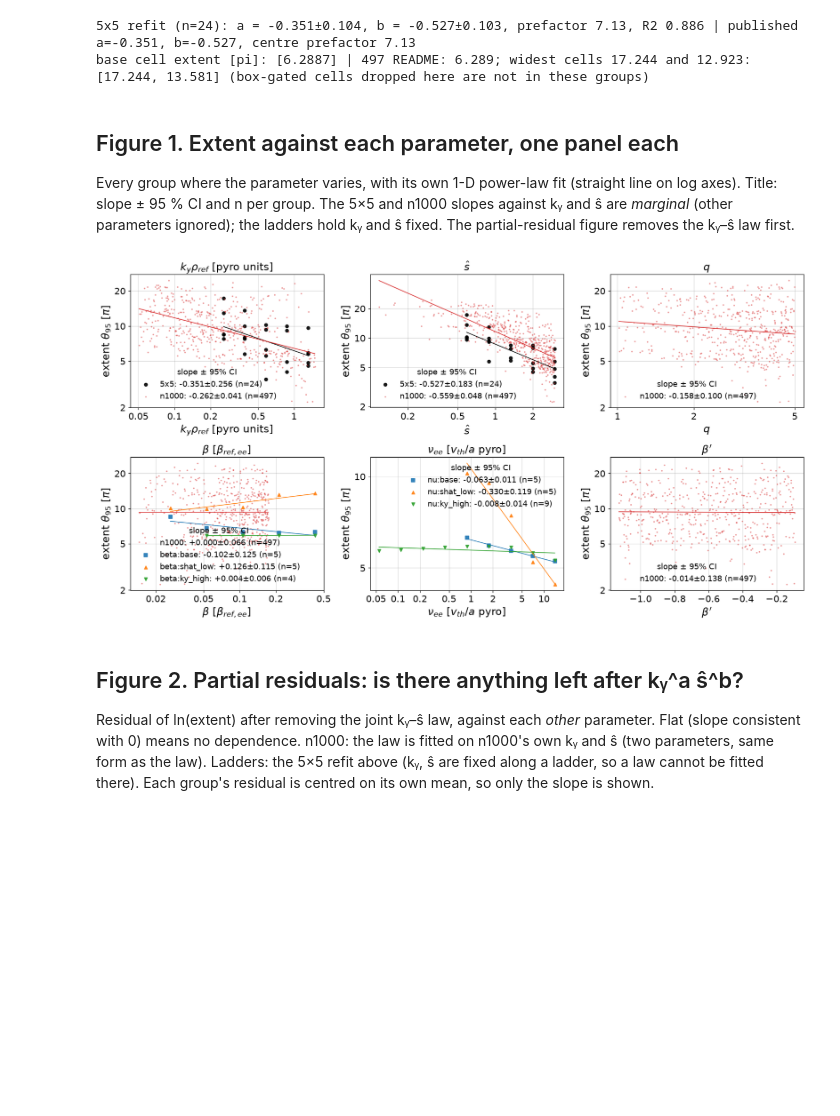
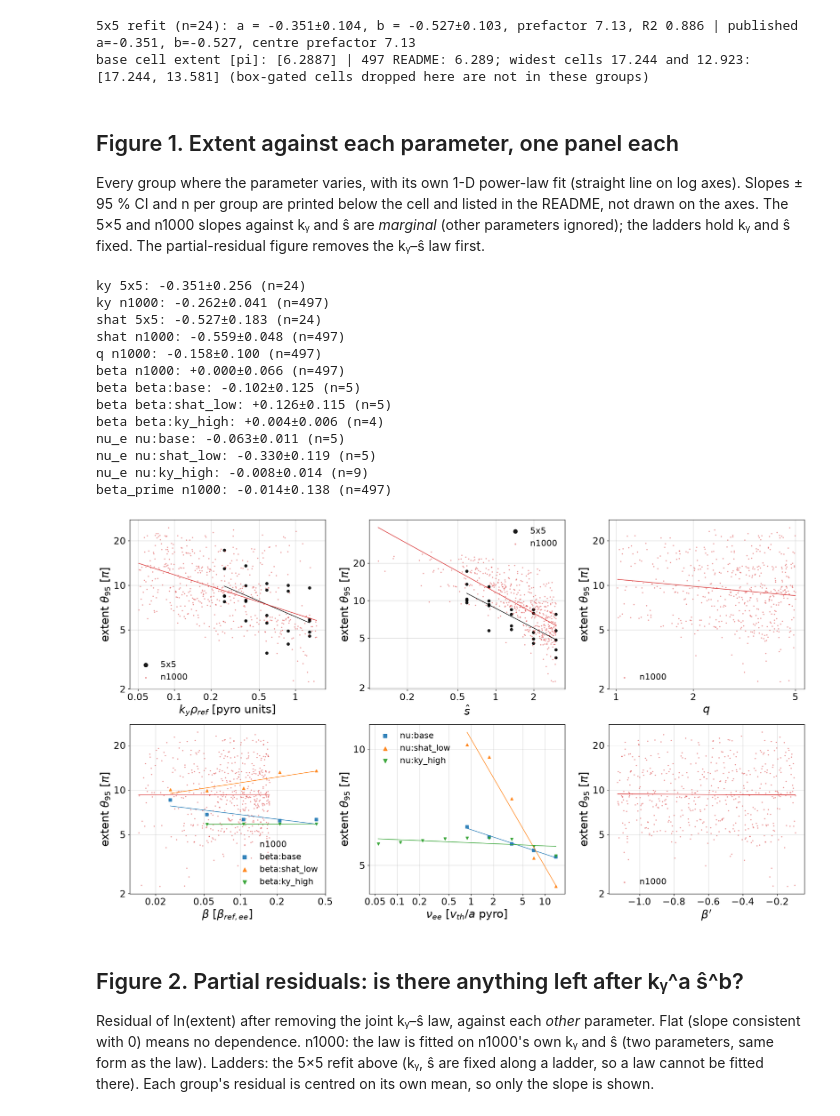
Before and after one commit to FelixWattsYork/General_Analysis, a Jupyter notebook: notebooks/mtm_extent_parameters.ipynb, the cells around one changed output. Drawn from its saved outputs; the diff is of its cells as text; code cells hidden in the pictures; blank space fills up the shorter version.

Commit message:
mtm_extent_parameters: bigger text, short legends, no fit values on axes (Fusion_PhD-bhx7.8)

```diff
--- a/notebooks/mtm_extent_parameters.ipynb
+++ b/notebooks/mtm_extent_parameters.ipynb
@@ -33,7 +33,7 @@ from general_analysis import mode_classification as mc
 
 warnings.filterwarnings("ignore")
 plt.style.use(ROOT / "src/general_analysis/paper.mplstyle")
-plt.rcParams.update({"axes.titlesize": 16, "axes.labelsize": 16, "xtick.labelsize": 14, "ytick.labelsize": 14, "legend.fontsize": 12})  # the user's format (kbm_extent_filter 10546f9)
+plt.rcParams.update({"axes.titlesize": 20, "axes.labelsize": 20, "xtick.labelsize": 17, "ytick.labelsize": 17, "legend.fontsize": 15})  # the user's format (kbm_extent_filter 10546f9)
 def plain_ticks(ax):
     """Log axes: fixed 1-2-5 ticks inside the limits, plain {x:g} labels, no minor ticks (kbm_extent_filter format)."""
     for axis, lim, setter in ((ax.xaxis, ax.get_xlim(), ax.set_xticks), (ax.yaxis, ax.get_ylim(), ax.set_yticks)):
@@ -196,40 +196,53 @@ base cell extent [pi]: [6.2887] | 497 README: 6.289; widest cells 17.244 and 12.
 # %% [markdown]
 ## Figure 1. Extent against each parameter, one panel each
 
-Every group where the parameter varies, with its own 1-D power-law fit (straight line on log axes). Title: slope ± 95 % CI and n per group. The 5×5 and n1000 slopes against kᵧ and ŝ are *marginal* (other parameters ignored); the ladders hold kᵧ and ŝ fixed. The partial-residual figure removes the kᵧ–ŝ law first.
+Every group where the parameter varies, with its own 1-D power-law fit (straight line on log axes). Slopes ± 95 % CI and n per group are printed below the cell and listed in the README, not drawn on the axes. The 5×5 and n1000 slopes against kᵧ and ŝ are *marginal* (other parameters ignored); the ladders hold kᵧ and ŝ fixed. The partial-residual figure removes the kᵧ–ŝ law first.
 # %%
 labels = dict(ky="$k_y\\rho_{ref}$ [pyro units]", shat="$\\hat{s}$", q="$q$", beta="$\\beta$ [$\\beta_{ref,ee}$]", nu_e="$\\nu_{ee}$ [$v_{th}/a$ pyro]",
               aLTe="$a/L_{Te}$", aLTi="$a/L_{Ti}$", aLne="$a/L_{ne}$", aLni="$a/L_{ni}$", kappa="$\\kappa$", delta="$\\delta$",
               s_kappa="$s_\\kappa$", s_delta="$s_\\delta$", shift="$d R_0/dr$", beta_prime="$\\beta'$", nperiod="nperiod")
 colour = {"5x5": "k", "n1000": "C3", "nu:base": "C0", "nu:shat_low": "C1", "nu:ky_high": "C2", "beta:base": "C0", "beta:shat_low": "C1", "beta:ky_high": "C2"}
 mark = {"5x5": "o", "n1000": ".", "nu:base": "s", "nu:shat_low": "^", "nu:ky_high": "v", "beta:base": "s", "beta:shat_low": "^", "beta:ky_high": "v"}
 
 def panel(ax, n, yfun=None):
     lines = []
     back = (lambda v: np.exp(v)) if is_log(n) else (lambda v: v)   # fit variable -> axis value
     for k, g in groups.items():
         if not varies(g, n): continue
         x = tx(n, g[n].values)
         y = np.log(g.extent.values) if yfun is None else yfun(k, g)
         f = ols(y, x); xs = np.linspace(x.min(), x.max(), 50)
         out = np.exp if yfun is None else (lambda v: v)              # extent panels are log-y, residual panels linear
         ax.plot(back(xs), out(f["b"][0] + f["b"][1] * xs), c=colour[k], lw=1, marker="")
         txt = f"{k}: {f['b'][1]:+.3f}±{f['ci'][1]:.3f} (n={f['n']})"
-        ax.scatter(back(x), out(y), s=8 if k == "n1000" else 22, c=colour[k], marker=mark[k], alpha=0.35 if k == "n1000" else 0.9, label=txt)
-        lines.append(txt); res[(n, k)] = (f["b"][1], f["ci"][1], f["n"])
+        ax.scatter(back(x), out(y), s=8 if k == "n1000" else 22, c=colour[k], marker=mark[k], alpha=0.35 if k == "n1000" else 0.9, label=k)
+        print(n, txt); lines.append(txt); res[(n, k)] = (f["b"][1], f["ci"][1], f["n"])
     if is_log(n): ax.set_xscale("log")
-    ax.set_xlabel(labels[n]); ax.set_title(labels[n]); ax.legend(title="slope ± 95% CI", title_fontsize=12, loc="best")
+    ax.set_xlabel(labels[n]); ax.legend(loc="best", markerscale=1.5)
     return lines
 
 res = {}
-fig, axs = plt.subplots(int(np.ceil(len(params) / 3)), 3, figsize=(15, 3.9 * np.ceil(len(params) / 3)), squeeze=False)
+fig, axs = plt.subplots(int(np.ceil(len(params) / 3)), 3, figsize=(18, 5.2 * np.ceil(len(params) / 3)), squeeze=False)
 for ax, n in zip(axs.flat, params):
     panel(ax, n); ax.set_yscale("log"); ax.set_ylabel("extent $\\theta_{95}$ [$\\pi$]"); plain_ticks(ax)
 for ax in axs.flat[len(params):]: ax.axis("off")
 fig.tight_layout(); fig.savefig(plot_dir / "fig1_extent_vs_each_parameter.png")
 marginal = dict(res)
 # %% [output]
+ky 5x5: -0.351±0.256 (n=24)
+ky n1000: -0.262±0.041 (n=497)
+shat 5x5: -0.527±0.183 (n=24)
+shat n1000: -0.559±0.048 (n=497)
+q n1000: -0.158±0.100 (n=497)
+beta n1000: +0.000±0.066 (n=497)
+beta beta:base: -0.102±0.125 (n=5)
+beta beta:shat_low: +0.126±0.115 (n=5)
+beta beta:ky_high: +0.004±0.006 (n=4)
+nu_e nu:base: -0.063±0.011 (n=5)
+nu_e nu:shat_low: -0.330±0.119 (n=5)
+nu_e nu:ky_high: -0.008±0.014 (n=9)
+beta_prime n1000: -0.014±0.138 (n=497)
-[figure, old version]
+[figure, new version]
 # %% [markdown]
 ## Figure 2. Partial residuals: is there anything left after kᵧ^a ŝ^b?
 
```
Also changed, not shown: parts of 2 cells of this notebook.
